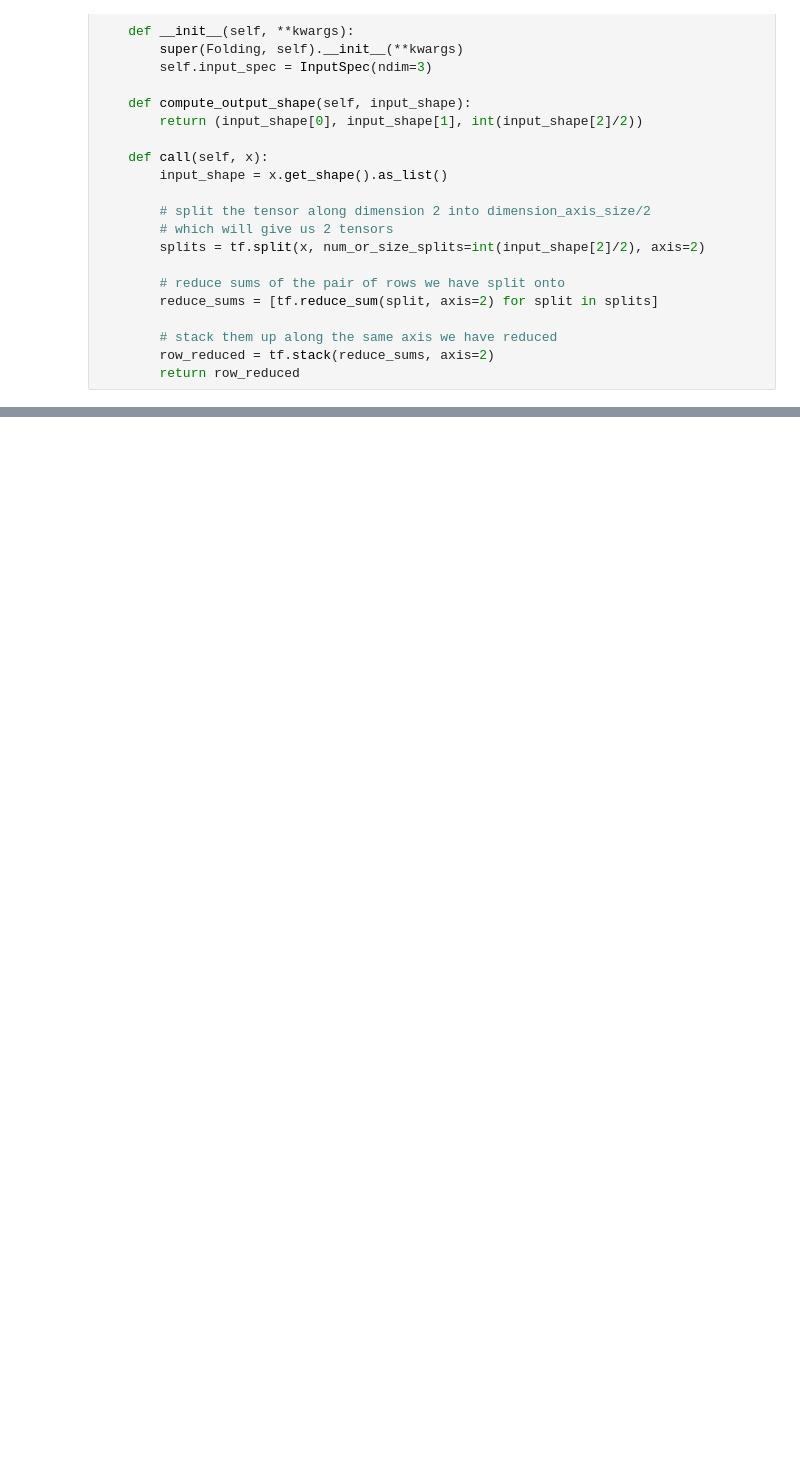
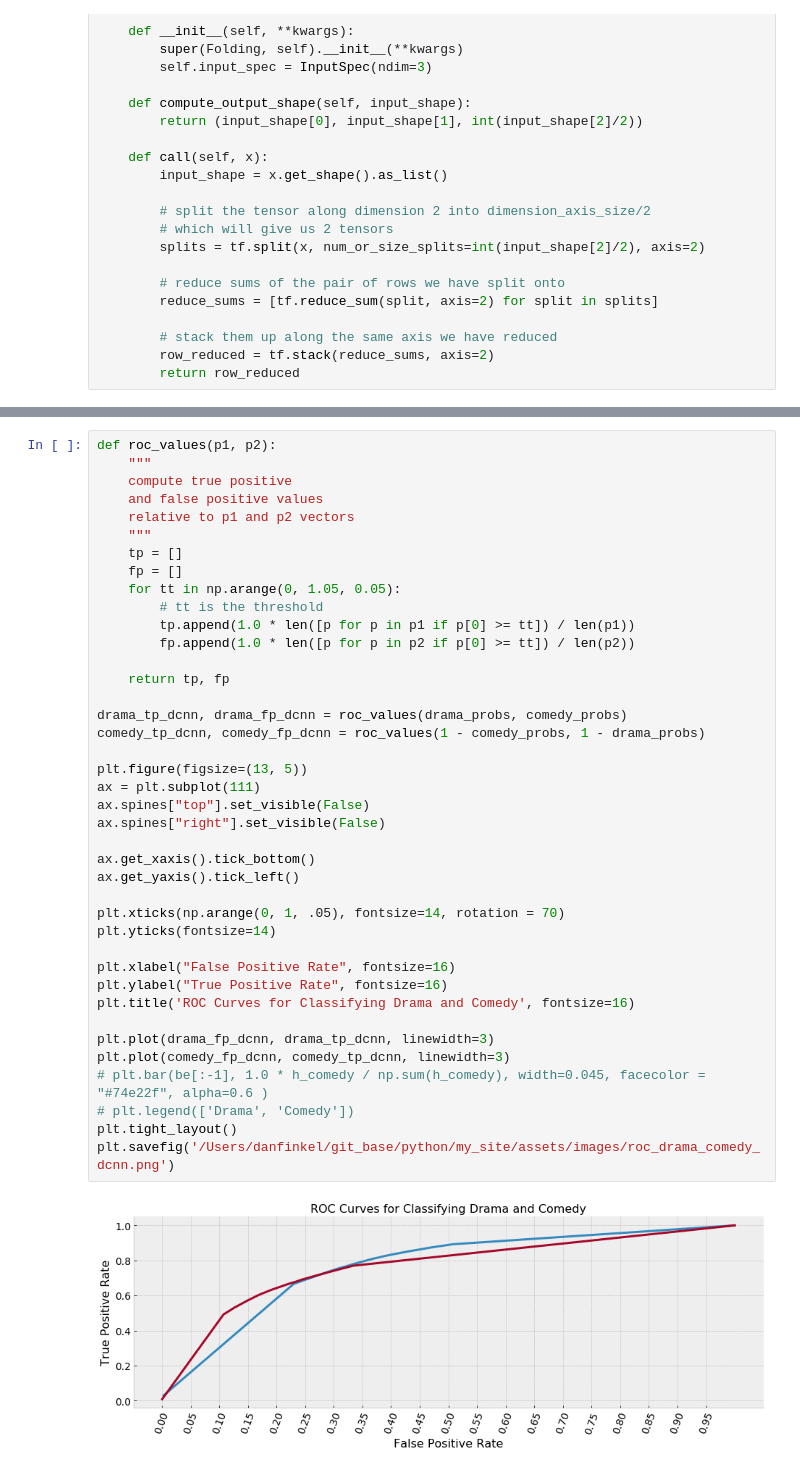
Before and after one commit to danfinkel/python, a Jupyter notebook: text_classification/classify_and_predict_genre.ipynb, the cells around one changed output, grey strips where cells are left out. Cells and saved outputs as stored; diff of their text form; blank space fills up the shorter version.

Commit message:
update to classify notebook

```diff
--- a/text_classification/classify_and_predict_genre.ipynb
+++ b/text_classification/classify_and_predict_genre.ipynb
@@ -471,0 +594,42 @@ unigrams, bigrams, trigrams = extract_features(pipeline)
+# %%
+def roc_values(p1, p2):
+    """
+    compute true positive
+    and false positive values
+    relative to p1 and p2 vectors
+    """
+    tp = []
+    fp = []
+    for tt in np.arange(0, 1.05, 0.05):
+        # tt is the threshold
+        tp.append(1.0 * len([p for p in p1 if p[0] >= tt]) / len(p1))
+        fp.append(1.0 * len([p for p in p2 if p[0] >= tt]) / len(p2))
+
+    return tp, fp
+
+drama_tp_dcnn, drama_fp_dcnn = roc_values(drama_probs, comedy_probs)
+comedy_tp_dcnn, comedy_fp_dcnn = roc_values(1 - comedy_probs, 1 - drama_probs)
+
+plt.figure(figsize=(13, 5))
+ax = plt.subplot(111)
+ax.spines["top"].set_visible(False)
+ax.spines["right"].set_visible(False)
+
+ax.get_xaxis().tick_bottom()
+ax.get_yaxis().tick_left()
+
+plt.xticks(np.arange(0, 1, .05), fontsize=14, rotation = 70)
+plt.yticks(fontsize=14)
+
+plt.xlabel("False Positive Rate", fontsize=16)
+plt.ylabel("True Positive Rate", fontsize=16)
+plt.title('ROC Curves for Classifying Drama and Comedy', fontsize=16)
+
+plt.plot(drama_fp_dcnn, drama_tp_dcnn, linewidth=3)
+plt.plot(comedy_fp_dcnn, comedy_tp_dcnn, linewidth=3)
+# plt.bar(be[:-1], 1.0 * h_comedy / np.sum(h_comedy), width=0.045, facecolor = "#74e22f", alpha=0.6 )
+# plt.legend(['Drama', 'Comedy'])
+plt.tight_layout()
+plt.savefig('/Users/danfinkel/git_base/python/my_site/assets/images/roc_drama_comedy_dcnn.png')
+# %% [output]
+[figure, added]
```
Also changed, not shown: parts of 28 cells of this notebook.
